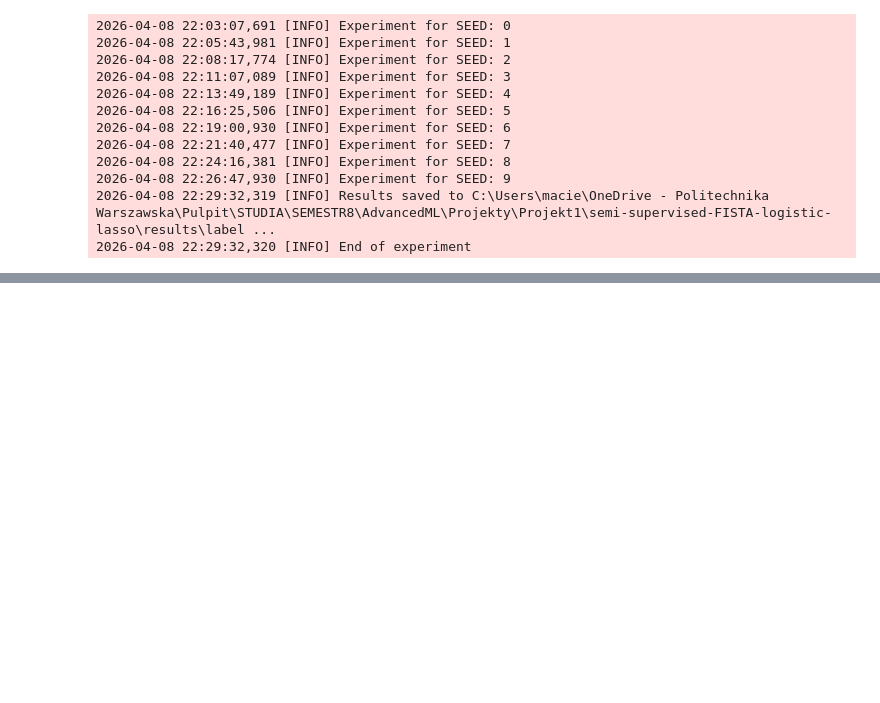
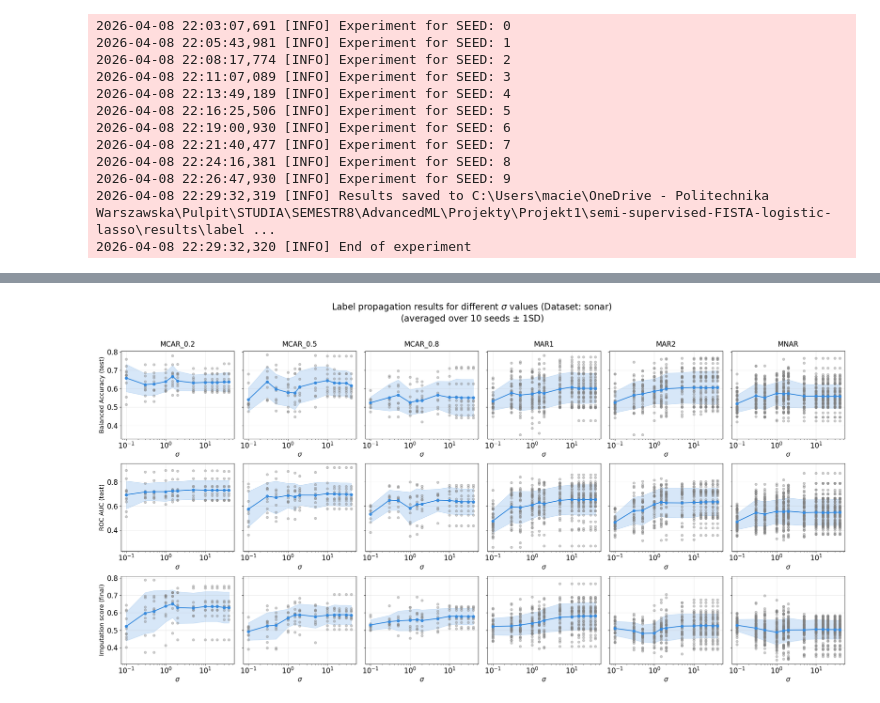
Before and after one commit to tomaszzywicki/semi-supervised-FISTA-logistic-lasso, a Jupyter notebook: notebooks/experiments.ipynb, the cells around one changed output, grey strips where cells are left out. Saved outputs shown, nothing was run; the diff lists cells and outputs as text; code cells hidden in the pictures; blank space fills up the shorter version.

```diff
--- a/notebooks/experiments.ipynb
+++ b/notebooks/experiments.ipynb
@@ -313,0 +326,4 @@ results_sonar = run_label_propagation_experiment(
+# %%
+plot_sigma_results(df_sonar, 'sonar')
+# %% [output]
+[figure, added]
```
Also changed, not shown: parts of 4 cells of this notebook, 1 other file.
